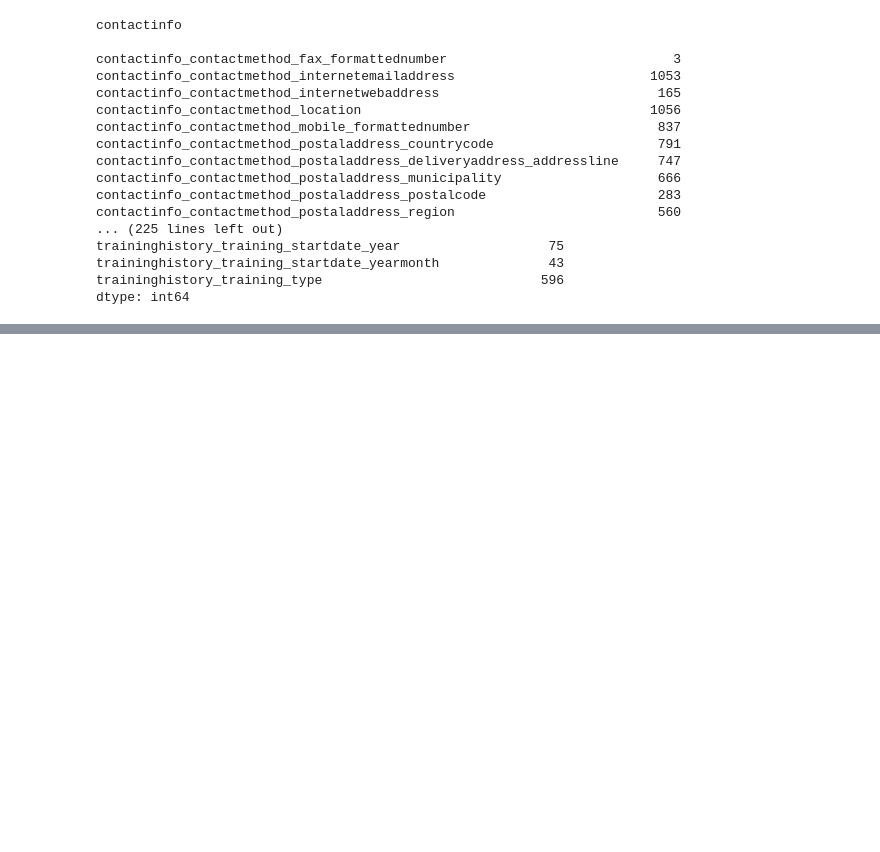
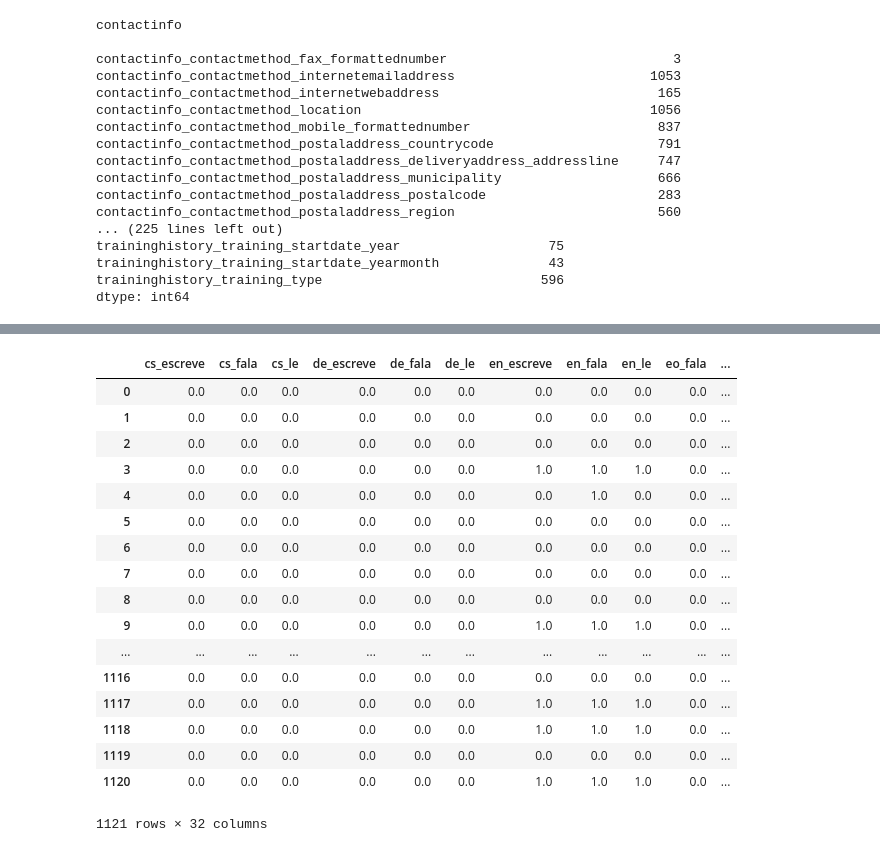
Before and after one commit to rnmourao/mudanca_emprego, a Jupyter notebook: src/06_preparando.ipynb, the cells around one changed output, grey strips where cells are left out. Cells and saved outputs as stored; diff of their text form; code cells hidden in the pictures; blank space fills up the shorter version.

```diff
--- a/src/06_preparando.ipynb
+++ b/src/06_preparando.ipynb
@@ -114,0 +147,39 @@ schoolorinstitution:
+# %%
+ls = []
+
+for chave in ids:
+    d = {'id': chave}
+    idiomas = language.loc[language['id'] == chave]
+
+    for index, idioma in idiomas.iterrows():
+        i = idioma['language_languagecode']
+        if idioma['language_read'] == True:
+            exec('d["' + i + '_le"] = 1')
+        if idioma['language_speak'] == True:
+            exec('d["' + i + '_fala"] = 1')
+        if idioma['language_write'] == True:
+            exec('d["' + i + '_escreve"] = 1')
+    ls.append(d)
+
+temp = pd.DataFrame(ls)
+temp.fillna(0, inplace=True)
+temp
+# %% [output]
+|  | cs_escreve | cs_fala | cs_le | de_escreve | de_fala | de_le | en_escreve | en_fala | en_le | eo_fala | ... |
+| 0 | 0.0 | 0.0 | 0.0 | 0.0 | 0.0 | 0.0 | 0.0 | 0.0 | 0.0 | 0.0 | ... |
+| 1 | 0.0 | 0.0 | 0.0 | 0.0 | 0.0 | 0.0 | 0.0 | 0.0 | 0.0 | 0.0 | ... |
+| 2 | 0.0 | 0.0 | 0.0 | 0.0 | 0.0 | 0.0 | 0.0 | 0.0 | 0.0 | 0.0 | ... |
+| 3 | 0.0 | 0.0 | 0.0 | 0.0 | 0.0 | 0.0 | 1.0 | 1.0 | 1.0 | 0.0 | ... |
+| 4 | 0.0 | 0.0 | 0.0 | 0.0 | 0.0 | 0.0 | 0.0 | 1.0 | 0.0 | 0.0 | ... |
+| 5 | 0.0 | 0.0 | 0.0 | 0.0 | 0.0 | 0.0 | 0.0 | 0.0 | 0.0 | 0.0 | ... |
+| 6 | 0.0 | 0.0 | 0.0 | 0.0 | 0.0 | 0.0 | 0.0 | 0.0 | 0.0 | 0.0 | ... |
+| 7 | 0.0 | 0.0 | 0.0 | 0.0 | 0.0 | 0.0 | 0.0 | 0.0 | 0.0 | 0.0 | ... |
+| 8 | 0.0 | 0.0 | 0.0 | 0.0 | 0.0 | 0.0 | 0.0 | 0.0 | 0.0 | 0.0 | ... |
+| 9 | 0.0 | 0.0 | 0.0 | 0.0 | 0.0 | 0.0 | 1.0 | 1.0 | 1.0 | 0.0 | ... |
+| ... | ... | ... | ... | ... | ... | ... | ... | ... | ... | ... | ... |
+| 1116 | 0.0 | 0.0 | 0.0 | 0.0 | 0.0 | 0.0 | 0.0 | 0.0 | 0.0 | 0.0 | ... |
+| 1117 | 0.0 | 0.0 | 0.0 | 0.0 | 0.0 | 0.0 | 1.0 | 1.0 | 1.0 | 0.0 | ... |
+| 1118 | 0.0 | 0.0 | 0.0 | 0.0 | 0.0 | 0.0 | 1.0 | 1.0 | 1.0 | 0.0 | ... |
+| 1119 | 0.0 | 0.0 | 0.0 | 0.0 | 0.0 | 0.0 | 0.0 | 0.0 | 0.0 | 0.0 | ... |
+| 1120 | 0.0 | 0.0 | 0.0 | 0.0 | 0.0 | 0.0 | 1.0 | 1.0 | 1.0 | 0.0 | ... |
+1121 rows × 32 columns
```
Also changed, not shown: parts of 4 cells of this notebook.
